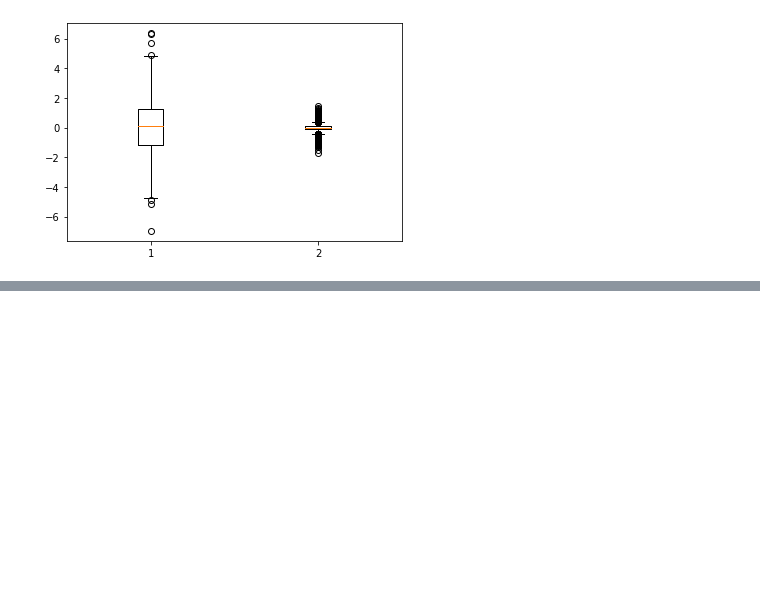
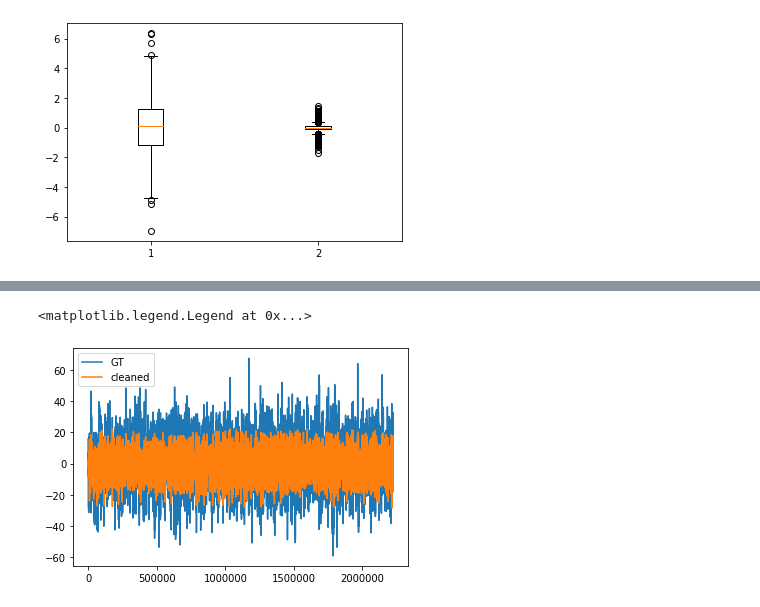
Before and after one commit to hstrey/fMRI-analysis, a Jupyter notebook: phantom multiplicative noise pymc3 Bay1.ipynb, the cells around one changed output, grey strips where cells are left out. Cells and saved outputs as stored; diff of their text form; code cells hidden in the pictures; blank space fills up the shorter version.

```diff
--- a/phantom multiplicative noise pymc3 Bay1.ipynb
+++ b/phantom multiplicative noise pymc3 Bay1.ipynb
@@ -23,6 +23,7 @@ phantom_data=scipy.io.loadmat('Bay1.mat')
 # %%
 gt = phantom_data["Ground_Truth"]
 fmri = phantom_data["fMRI_Output"]
+cleaned = phantom_data["NoiseNet_Cleaned"]
 # %%
 gt_mean = np.mean(gt,axis=1)
 fmri_mean = np.mean(gt,axis=1)
@@ -139,3 +132,13 @@ sigma multi/thermal: 0.08668995029609945
 #pm.traceplot(posterior['sigma1'])
 # %%
 #pm.traceplot(posterior['ampl1'])
+# %%
+idx = 800
+gt_data = gt[skew_idx].flatten()
+cleaned_data = cleaned[skew_idx].flatten()
+plt.plot(gt_data,label="GT")
+plt.plot(cleaned_data,label="cleaned")
+plt.legend()
+# %% [output]
+<matplotlib.legend.Legend at 0x...>
+[figure, added]
```
Also changed, not shown: parts of 10 cells of this notebook, 3 other files.
